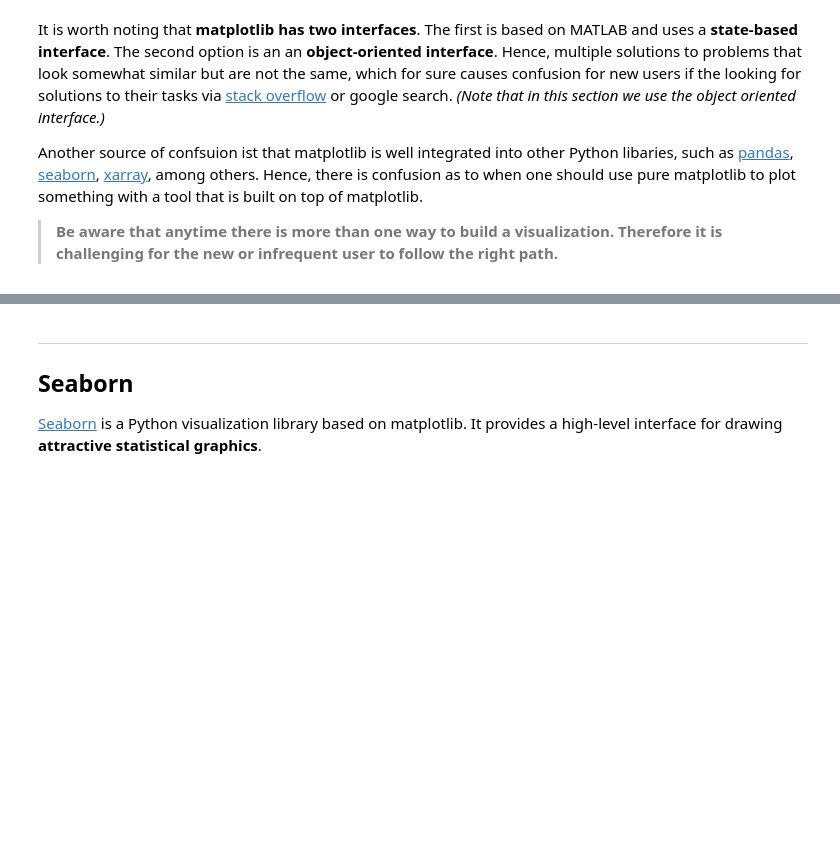
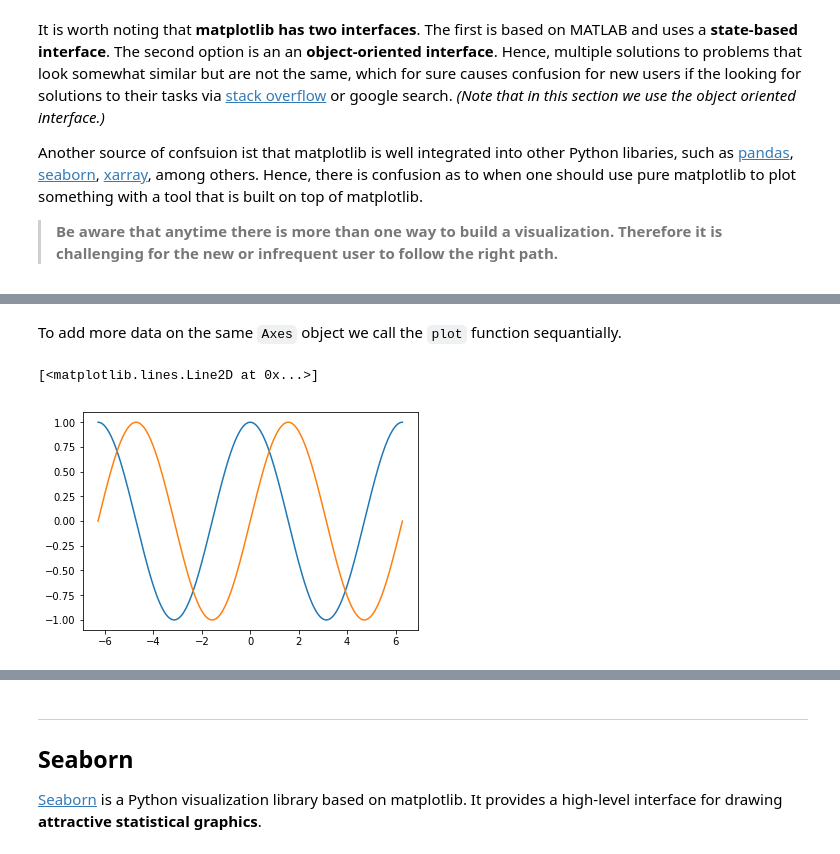
Before and after one commit to eotp/workshop-data-science-CODE, a Jupyter notebook: notebooks/02d - The Python Ecosystem - Plotting with Python.ipynb, the cells around one changed output, grey strips where cells are left out. Drawn from its saved outputs; the diff is of its cells as text; code cells hidden in the pictures; blank space fills up the shorter version.

```diff
--- a/notebooks/02d - The Python Ecosystem - Plotting with Python.ipynb
+++ b/notebooks/02d - The Python Ecosystem - Plotting with Python.ipynb
@@ -71,0 +116,9 @@ Another source of confsuion ist that matplotlib is well integrated into other Py
+# %% [markdown]
+To add more data on the same `Axes` object we call the `plot` function sequantially.
+# %%
+fig, ax = plt.subplots()
+ax.plot(X, C)
+ax.plot(X, S)
+# %% [output]
+[<matplotlib.lines.Line2D at 0x...>]
+[figure, added]
```
Also changed, not shown: parts of 34 cells of this notebook, 4 other files.
